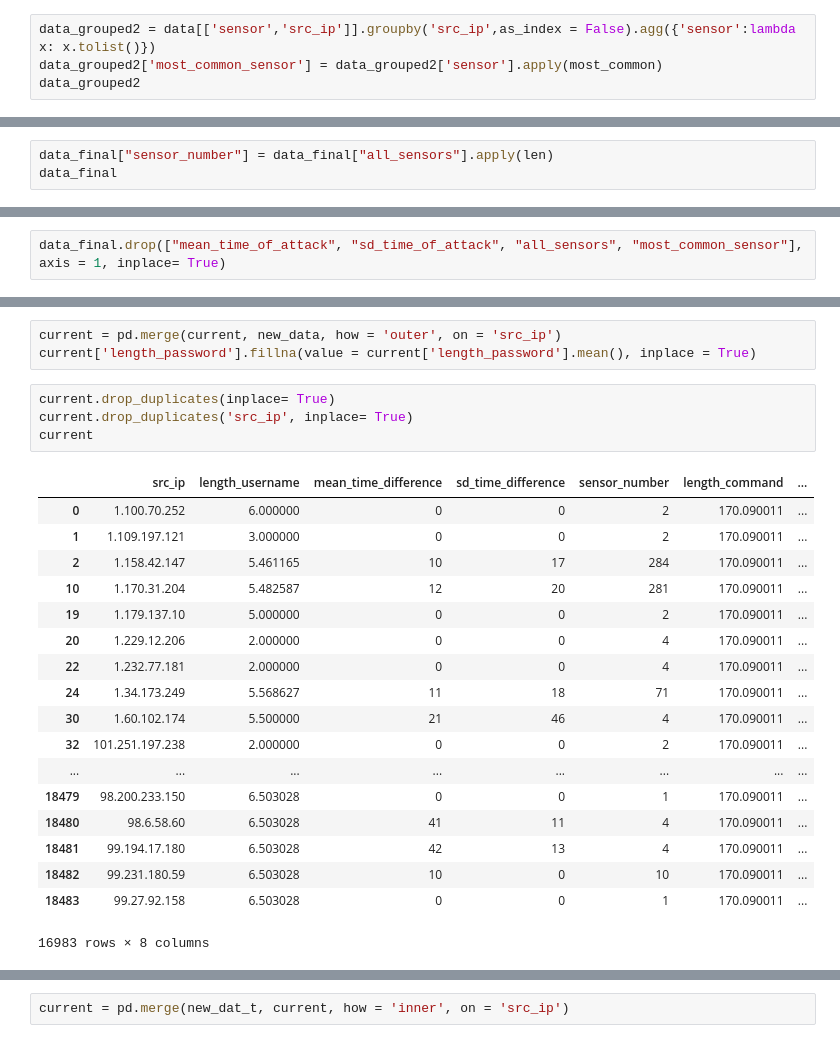
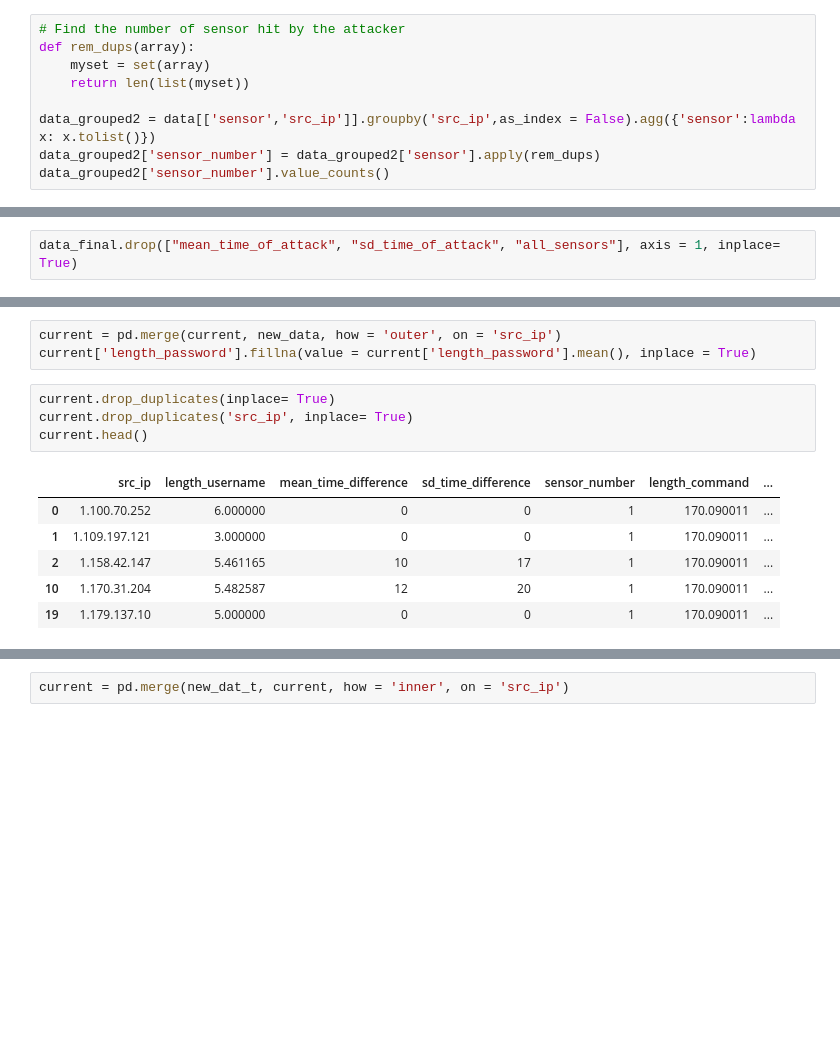
Before and after one commit to rijish45/Security-Analytics, a Jupyter notebook: ModelS.ipynb, the cells around one changed output, grey strips where cells are left out. Drawn from its saved outputs; the diff is of its cells as text; blank space fills up the shorter version.

```diff
--- a/ModelS.ipynb
+++ b/ModelS.ipynb
@@ -251,5 +159,10 @@ data_grouped1
 # %%
+# Find the number of sensor hit by the attacker
+def rem_dups(array):
+    myset = set(array)
+    return len(list(myset))
+
 data_grouped2 = data[['sensor','src_ip']].groupby('src_ip',as_index = False).agg({'sensor':lambda x: x.tolist()})
-data_grouped2['most_common_sensor'] = data_grouped2['sensor'].apply(most_common)
-data_grouped2
+data_grouped2['sensor_number'] = data_grouped2['sensor'].apply(rem_dups)
+data_grouped2['sensor_number'].value_counts()
 # %% [output]
@@ -308,3 +200,0 @@ data_final["all_sensors"].iloc[0]
-# %%
-data_final["sensor_number"] = data_final["all_sensors"].apply(len)
-data_final
@@ -351,3 +222,3 @@ data_final.drop(["mean_time_of_attack", "sd_time_of_attack"], axis = 1)
 # %%
-data_final.drop(["mean_time_of_attack", "sd_time_of_attack", "all_sensors", "most_common_sensor"], axis = 1, inplace= True)
+data_final.drop(["mean_time_of_attack", "sd_time_of_attack", "all_sensors"], axis = 1, inplace= True)
 # %%
@@ -792,26 +522,14 @@ current['length_password'].fillna(value = current['length_password'].mean(), inp
 # %%
 current.drop_duplicates(inplace= True)
 current.drop_duplicates('src_ip', inplace= True)
-current
+current.head()
 # %% [output]
 |  | src_ip | length_username | mean_time_difference | sd_time_difference | sensor_number | length_command | ... |
-| 0 | 1.100.70.252 | 6.000000 | 0 | 0 | 2 | 170.090011 | ... |
-| 1 | 1.109.197.121 | 3.000000 | 0 | 0 | 2 | 170.090011 | ... |
-| 2 | 1.158.42.147 | 5.461165 | 10 | 17 | 284 | 170.090011 | ... |
-| 10 | 1.170.31.204 | 5.482587 | 12 | 20 | 281 | 170.090011 | ... |
-| 19 | 1.179.137.10 | 5.000000 | 0 | 0 | 2 | 170.090011 | ... |
-| 20 | 1.229.12.206 | 2.000000 | 0 | 0 | 4 | 170.090011 | ... |
-| 22 | 1.232.77.181 | 2.000000 | 0 | 0 | 4 | 170.090011 | ... |
-| 24 | 1.34.173.249 | 5.568627 | 11 | 18 | 71 | 170.090011 | ... |
-| 30 | 1.60.102.174 | 5.500000 | 21 | 46 | 4 | 170.090011 | ... |
-| 32 | 101.251.197.238 | 2.000000 | 0 | 0 | 2 | 170.090011 | ... |
-| ... | ... | ... | ... | ... | ... | ... | ... |
-| 18479 | 98.200.233.150 | 6.503028 | 0 | 0 | 1 | 170.090011 | ... |
-| 18480 | 98.6.58.60 | 6.503028 | 41 | 11 | 4 | 170.090011 | ... |
-| 18481 | 99.194.17.180 | 6.503028 | 42 | 13 | 4 | 170.090011 | ... |
-| 18482 | 99.231.180.59 | 6.503028 | 10 | 0 | 10 | 170.090011 | ... |
-| 18483 | 99.27.92.158 | 6.503028 | 0 | 0 | 1 | 170.090011 | ... |
+| 0 | 1.100.70.252 | 6.000000 | 0 | 0 | 1 | 170.090011 | ... |
+| 1 | 1.109.197.121 | 3.000000 | 0 | 0 | 1 | 170.090011 | ... |
+| 2 | 1.158.42.147 | 5.461165 | 10 | 17 | 1 | 170.090011 | ... |
+| 10 | 1.170.31.204 | 5.482587 | 12 | 20 | 1 | 170.090011 | ... |
+| 19 | 1.179.137.10 | 5.000000 | 0 | 0 | 1 | 170.090011 | ... |
-16983 rows × 8 columns
 # %%
 dat_t = data.groupby('src_ip')['dest_port'].nunique()
 new_dat_t = dat_t.reset_index()
```
Also changed, not shown: parts of 96 cells of this notebook.
